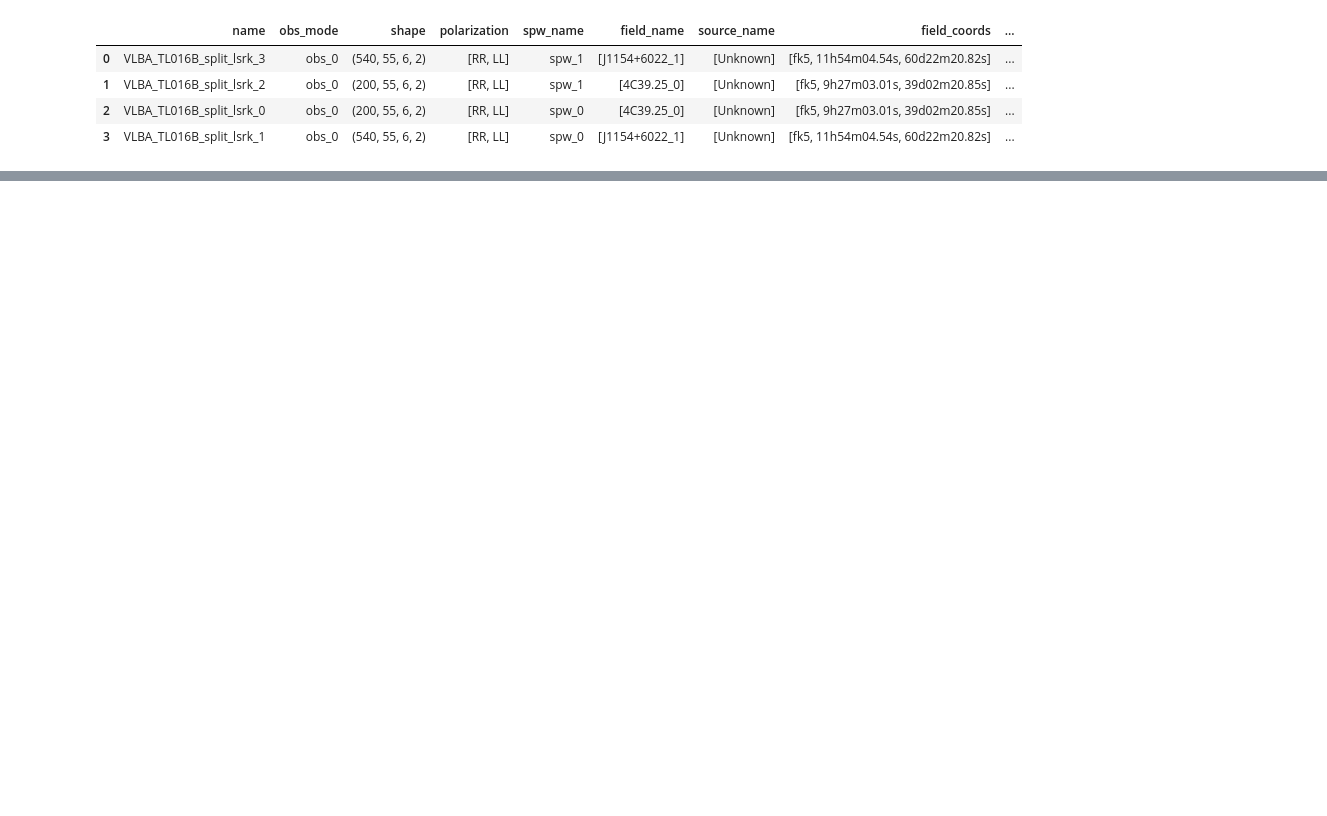
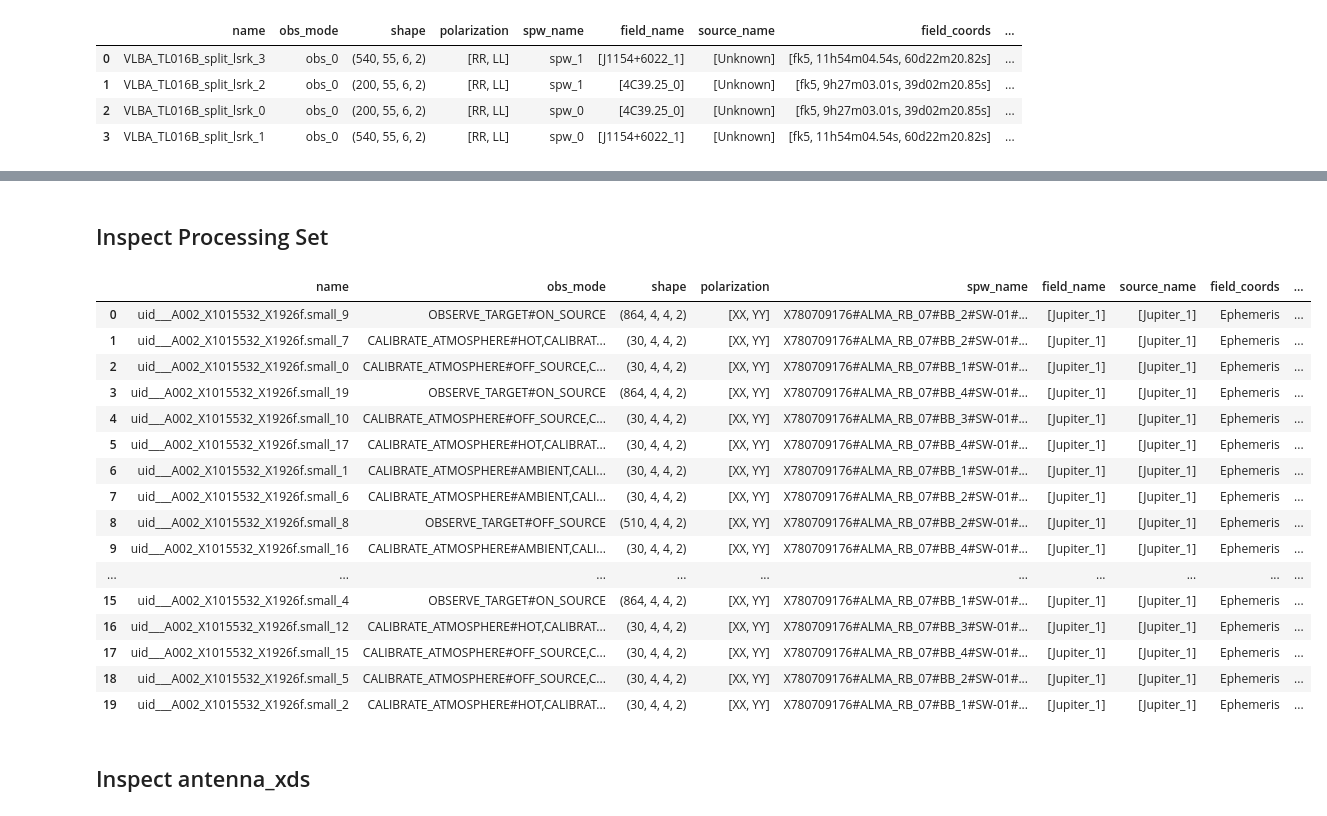
Before and after one commit to casangi/xradio, a Jupyter notebook: reviews/review_antenna_xds.ipynb, the cells around one changed output, grey strips where cells are left out. Cells and saved outputs as stored; diff of their text form; code cells hidden in the pictures; blank space fills up the shorter version.

Commit message:
Finish writing antenna_xds review.

```diff
--- a/reviews/review_antenna_xds.ipynb
+++ b/reviews/review_antenna_xds.ipynb
@@ -175,0 +232,32 @@ Coordinates:
+# %% [markdown]
+## Inspect Processing Set
+# %%
+import pandas as pd
+
+# Set the maximum number of rows displayed before scrolling
+pd.set_option("display.max_rows", 1000)
+
+from xradio.vis.read_processing_set import read_processing_set
+
+ps = read_processing_set("uid___A002_X1015532_X1926f.small.vis.zarr")
+ps.summary()
+# %% [output]
+|  | name | obs_mode | shape | polarization | spw_name | field_name | source_name | field_coords | ... |
+| 0 | uid___A002_X1015532_X1926f.small_9 | OBSERVE_TARGET#ON_SOURCE | (864, 4, 4, 2) | [XX, YY] | X780709176#ALMA_RB_07#BB_2#SW-01#... | [Jupiter_1] | [Jupiter_1] | Ephemeris | ... |
+| 1 | uid___A002_X1015532_X1926f.small_7 | CALIBRATE_ATMOSPHERE#HOT,CALIBRAT... | (30, 4, 4, 2) | [XX, YY] | X780709176#ALMA_RB_07#BB_2#SW-01#... | [Jupiter_1] | [Jupiter_1] | Ephemeris | ... |
+| 2 | uid___A002_X1015532_X1926f.small_0 | CALIBRATE_ATMOSPHERE#OFF_SOURCE,C... | (30, 4, 4, 2) | [XX, YY] | X780709176#ALMA_RB_07#BB_1#SW-01#... | [Jupiter_1] | [Jupiter_1] | Ephemeris | ... |
+| 3 | uid___A002_X1015532_X1926f.small_19 | OBSERVE_TARGET#ON_SOURCE | (864, 4, 4, 2) | [XX, YY] | X780709176#ALMA_RB_07#BB_4#SW-01#... | [Jupiter_1] | [Jupiter_1] | Ephemeris | ... |
+| 4 | uid___A002_X1015532_X1926f.small_10 | CALIBRATE_ATMOSPHERE#OFF_SOURCE,C... | (30, 4, 4, 2) | [XX, YY] | X780709176#ALMA_RB_07#BB_3#SW-01#... | [Jupiter_1] | [Jupiter_1] | Ephemeris | ... |
+| 5 | uid___A002_X1015532_X1926f.small_17 | CALIBRATE_ATMOSPHERE#HOT,CALIBRAT... | (30, 4, 4, 2) | [XX, YY] | X780709176#ALMA_RB_07#BB_4#SW-01#... | [Jupiter_1] | [Jupiter_1] | Ephemeris | ... |
+| 6 | uid___A002_X1015532_X1926f.small_1 | CALIBRATE_ATMOSPHERE#AMBIENT,CALI... | (30, 4, 4, 2) | [XX, YY] | X780709176#ALMA_RB_07#BB_1#SW-01#... | [Jupiter_1] | [Jupiter_1] | Ephemeris | ... |
+| 7 | uid___A002_X1015532_X1926f.small_6 | CALIBRATE_ATMOSPHERE#AMBIENT,CALI... | (30, 4, 4, 2) | [XX, YY] | X780709176#ALMA_RB_07#BB_2#SW-01#... | [Jupiter_1] | [Jupiter_1] | Ephemeris | ... |
+| 8 | uid___A002_X1015532_X1926f.small_8 | OBSERVE_TARGET#OFF_SOURCE | (510, 4, 4, 2) | [XX, YY] | X780709176#ALMA_RB_07#BB_2#SW-01#... | [Jupiter_1] | [Jupiter_1] | Ephemeris | ... |
+| 9 | uid___A002_X1015532_X1926f.small_16 | CALIBRATE_ATMOSPHERE#AMBIENT,CALI... | (30, 4, 4, 2) | [XX, YY] | X780709176#ALMA_RB_07#BB_4#SW-01#... | [Jupiter_1] | [Jupiter_1] | Ephemeris | ... |
+| ... | ... | ... | ... | ... | ... | ... | ... | ... | ... |
+| 15 | uid___A002_X1015532_X1926f.small_4 | OBSERVE_TARGET#ON_SOURCE | (864, 4, 4, 2) | [XX, YY] | X780709176#ALMA_RB_07#BB_1#SW-01#... | [Jupiter_1] | [Jupiter_1] | Ephemeris | ... |
+| 16 | uid___A002_X1015532_X1926f.small_12 | CALIBRATE_ATMOSPHERE#HOT,CALIBRAT... | (30, 4, 4, 2) | [XX, YY] | X780709176#ALMA_RB_07#BB_3#SW-01#... | [Jupiter_1] | [Jupiter_1] | Ephemeris | ... |
+| 17 | uid___A002_X1015532_X1926f.small_15 | CALIBRATE_ATMOSPHERE#OFF_SOURCE,C... | (30, 4, 4, 2) | [XX, YY] | X780709176#ALMA_RB_07#BB_4#SW-01#... | [Jupiter_1] | [Jupiter_1] | Ephemeris | ... |
+| 18 | uid___A002_X1015532_X1926f.small_5 | CALIBRATE_ATMOSPHERE#OFF_SOURCE,C... | (30, 4, 4, 2) | [XX, YY] | X780709176#ALMA_RB_07#BB_2#SW-01#... | [Jupiter_1] | [Jupiter_1] | Ephemeris | ... |
+| 19 | uid___A002_X1015532_X1926f.small_2 | CALIBRATE_ATMOSPHERE#HOT,CALIBRAT... | (30, 4, 4, 2) | [XX, YY] | X780709176#ALMA_RB_07#BB_1#SW-01#... | [Jupiter_1] | [Jupiter_1] | Ephemeris | ... |
+# %% [markdown]
+## Inspect antenna_xds
```
Also changed, not shown: parts of 21 cells of this notebook, 1 other file.
